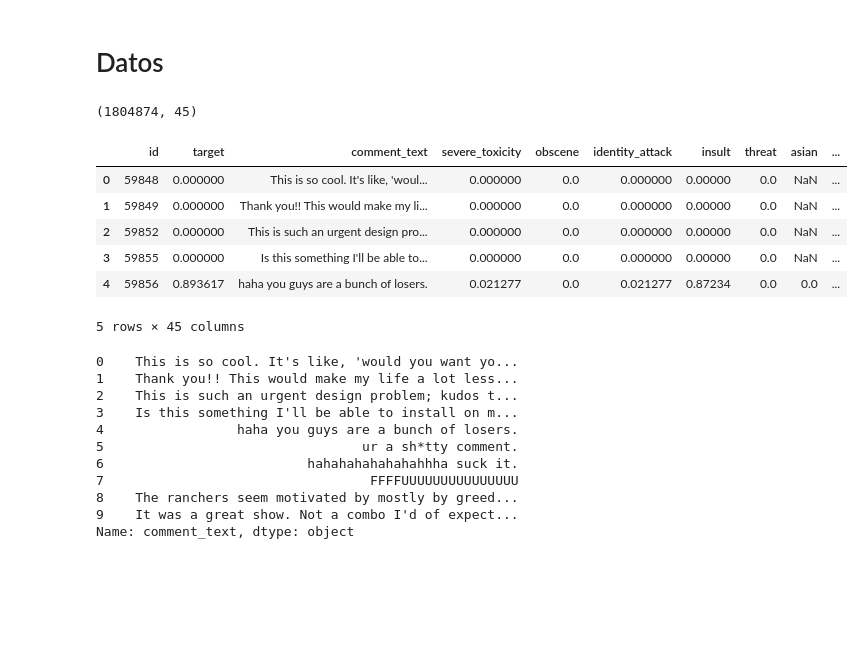
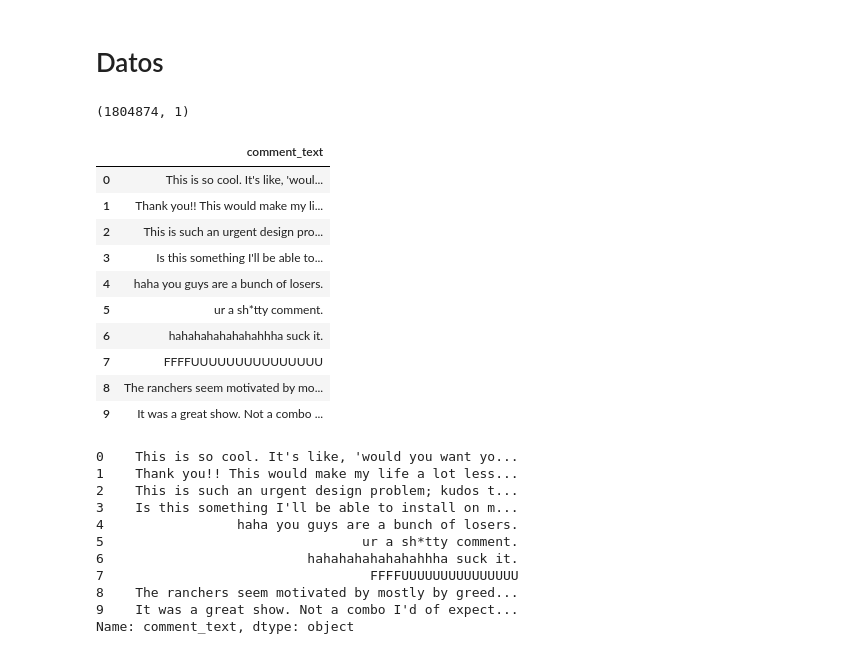
Before and after one commit to rodgomrod/kaggle_toxicity, a Jupyter notebook: Notebooks/Exploracion_datos.ipynb, the cells around one changed output. Cells and saved outputs as stored; diff of their text form; code cells hidden in the pictures; blank space fills up the shorter version.

```diff
--- a/Exploracion_datos.ipynb
+++ b/Notebooks/Exploracion_datos.ipynb
@@ -35,21 +35,25 @@ logging.warning("Comienzo script")
 # %% [markdown]
 # Datos
 # %%
-train = pd.read_csv('data/train.csv')
+train = pd.read_csv('../data/train.csv', usecols=['comment_text'])
 # %%
 train.shape
 # %% [output]
-(1804874, 45)
+(1804874, 1)
 # %%
-train.head()
+train.head(10)
 # %% [output]
-|  | id | target | comment_text | severe_toxicity | obscene | identity_attack | insult | threat | asian | ... |
-| 0 | 59848 | 0.000000 | This is so cool. It's like, 'woul... | 0.000000 | 0.0 | 0.000000 | 0.00000 | 0.0 | NaN | ... |
-| 1 | 59849 | 0.000000 | Thank you!! This would make my li... | 0.000000 | 0.0 | 0.000000 | 0.00000 | 0.0 | NaN | ... |
-| 2 | 59852 | 0.000000 | This is such an urgent design pro... | 0.000000 | 0.0 | 0.000000 | 0.00000 | 0.0 | NaN | ... |
-| 3 | 59855 | 0.000000 | Is this something I'll be able to... | 0.000000 | 0.0 | 0.000000 | 0.00000 | 0.0 | NaN | ... |
-| 4 | 59856 | 0.893617 | haha you guys are a bunch of losers. | 0.021277 | 0.0 | 0.021277 | 0.87234 | 0.0 | 0.0 | ... |
+|  | comment_text |
+| 0 | This is so cool. It's like, 'woul... |
+| 1 | Thank you!! This would make my li... |
+| 2 | This is such an urgent design pro... |
+| 3 | Is this something I'll be able to... |
+| 4 | haha you guys are a bunch of losers. |
+| 5 | ur a sh*tty comment. |
+| 6 | hahahahahahahahhha suck it. |
+| 7 | FFFFUUUUUUUUUUUUUUU |
+| 8 | The ranchers seem motivated by mo... |
+| 9 | It was a great show. Not a combo ... |
-5 rows × 45 columns
 # %%
 text_data = train['comment_text']
 text_data.head(10)
```
Also changed, not shown: parts of 11 cells of this notebook, 1 other file.
